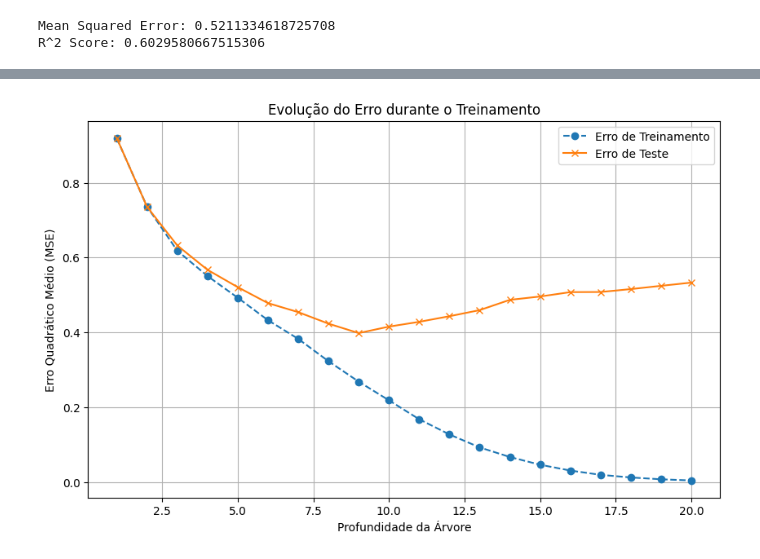
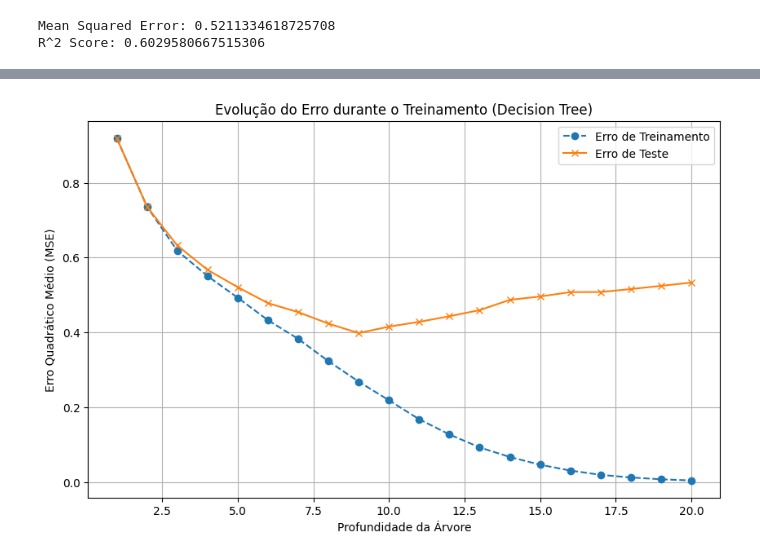
Before and after one commit to Gabriel-Paes/ml-regression, a Jupyter notebook: regressor.ipynb, the cells around one changed output, grey strips where cells are left out. Cells and saved outputs as stored; diff of their text form; code cells hidden in the pictures.

```diff
--- a/regressor.ipynb
+++ b/regressor.ipynb
@@ -46,3 +47,12 @@ print("R^2 Score:", r2)
 # %% [output]
 Mean Squared Error: 0.5211334618725708
 R^2 Score: 0.6029580667515306
+# %%
+# Inicializando o regressor de Floresta Aleatória com parâmetros específicos
+rf_regressor = RandomForestRegressor(n_estimators=100, max_depth=5, min_samples_leaf=5, random_state=42)
+
+# Treinando o modelo
+rf_regressor.fit(X_train_scaled, y_train)
+
+# Fazendo previsões no conjunto de teste
+y_pred_rf = rf_regressor.predict(X_test_scaled)
@@ -110,25 +135,25 @@ plot_results(y_test, y_pred)
 # %%
 # Evolução do erro durante o treinamento
 depths = range(1, 21)
 train_errors = []
 test_errors = []
 
 for depth in depths:
     dt_regressor = DecisionTreeRegressor(max_depth=depth, random_state=42)
     dt_regressor.fit(X_train_scaled, y_train)
-    y_train_pred = dt_regressor.predict(X_train_scaled)
-    y_test_pred = dt_regressor.predict(X_test_scaled)
-    train_errors.append(mean_squared_error(y_train, y_train_pred))
-    test_errors.append(mean_squared_error(y_test, y_test_pred))
+    y_train_pred_dt = dt_regressor.predict(X_train_scaled)
+    y_test_pred_dt = dt_regressor.predict(X_test_scaled)
+    train_errors.append(mean_squared_error(y_train, y_train_pred_dt))
+    test_errors.append(mean_squared_error(y_test, y_test_pred_dt))
 
 plt.figure(figsize=(10, 6))
 plt.plot(depths, train_errors, label='Erro de Treinamento', linestyle='--', marker='o')
 plt.plot(depths, test_errors, label='Erro de Teste', linestyle='-', marker='x')
 plt.xlabel('Profundidade da Árvore')
 plt.ylabel('Erro Quadrático Médio (MSE)')
-plt.title('Evolução do Erro durante o Treinamento')
+plt.title('Evolução do Erro durante o Treinamento (Decision Tree)')
 plt.legend()
 plt.grid(True)
 plt.show()
 # %% [output]
-[figure, old version]
+[figure, new version]
```
Also changed, not shown: parts of 15 cells of this notebook.
